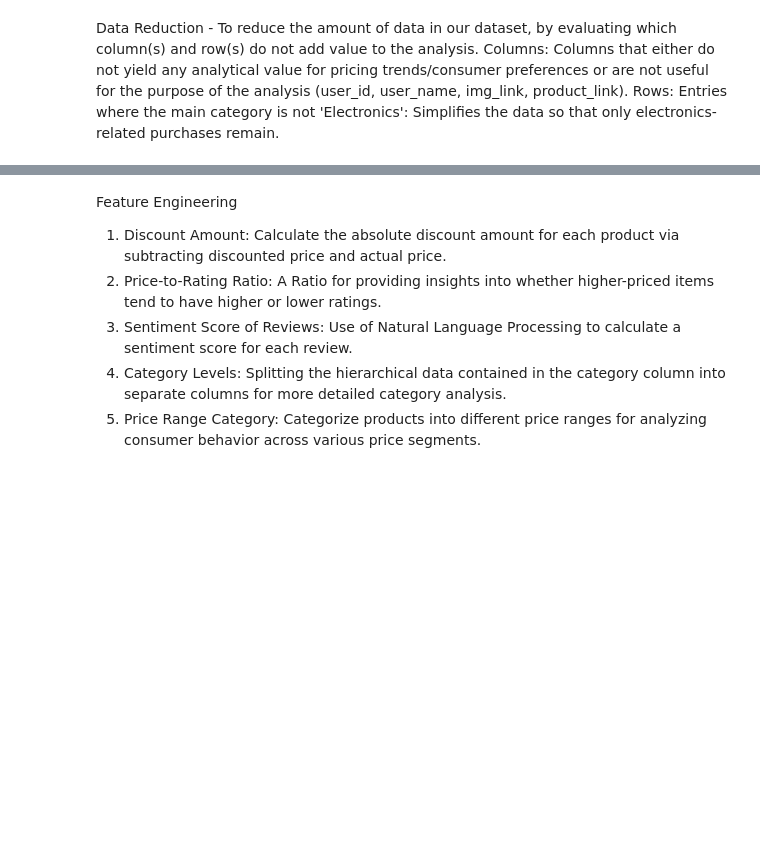
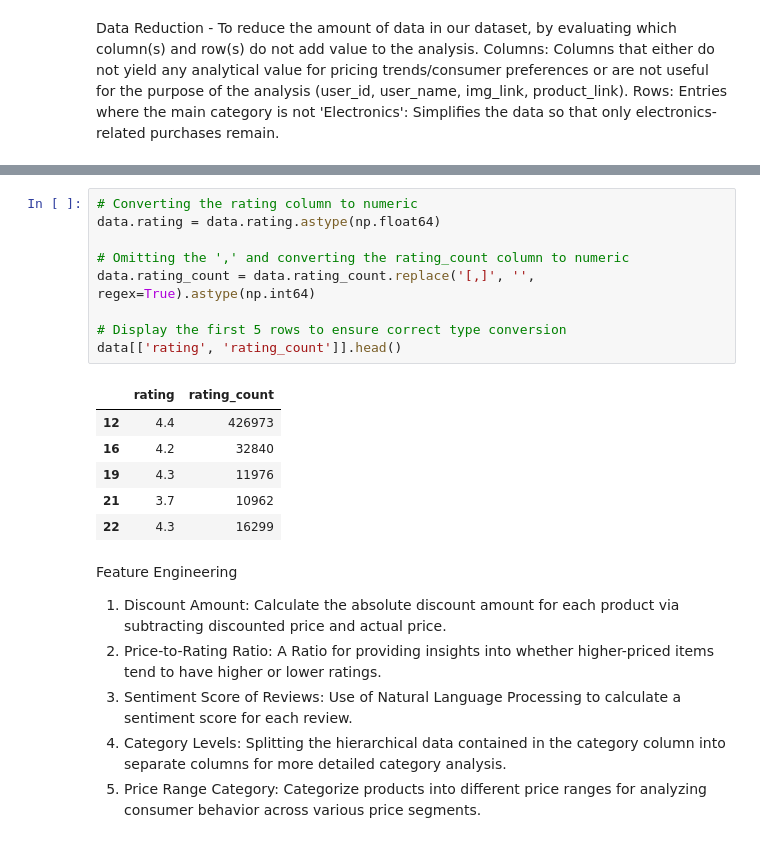
Before and after one commit to anthonyvann/eCommerce-Dataset-Analysis, a Jupyter notebook: EDA.ipynb, the cells around one changed output, grey strips where cells are left out. Drawn from its saved outputs; the diff is of its cells as text; blank space fills up the shorter version.

```diff
--- a/EDA.ipynb
+++ b/EDA.ipynb
@@ -180,3 +207,19 @@ memory usage: 53.4+ KB
+# %%
+# Converting the rating column to numeric
+data.rating = data.rating.astype(np.float64)
+
+# Omitting the ',' and converting the rating_count column to numeric
+data.rating_count = data.rating_count.replace('[,]', '', regex=True).astype(np.int64)
+
+# Display the first 5 rows to ensure correct type conversion
+data[['rating', 'rating_count']].head()
+# %% [output]
+|  | rating | rating_count |
+| 12 | 4.4 | 426973 |
+| 16 | 4.2 | 32840 |
+| 19 | 4.3 | 11976 |
+| 21 | 3.7 | 10962 |
+| 22 | 4.3 | 16299 |
 # %% [markdown]
 Feature Engineering
 1. Discount Amount: Calculate the absolute discount amount for each product via subtracting discounted price and actual price.
```
Also changed, not shown: parts of 11 cells of this notebook.
